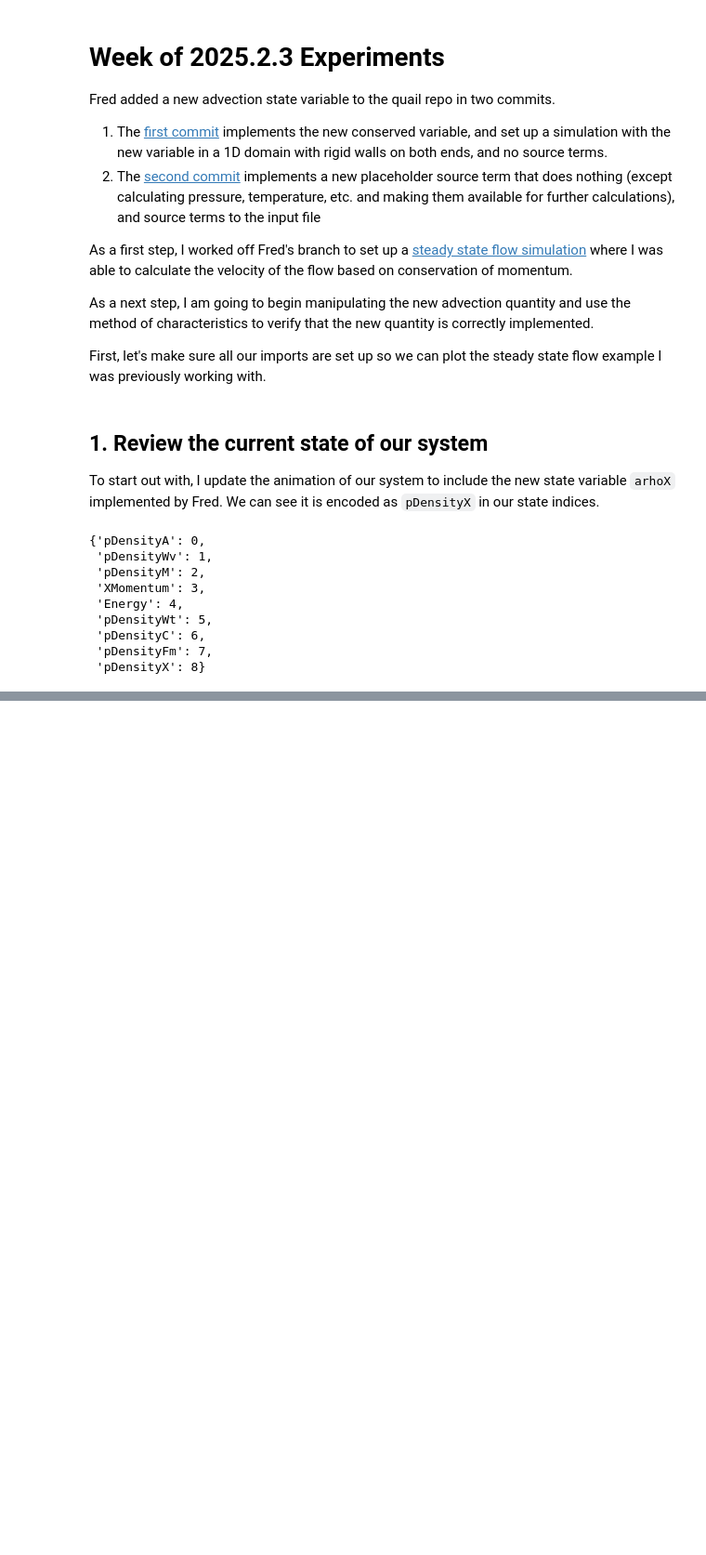
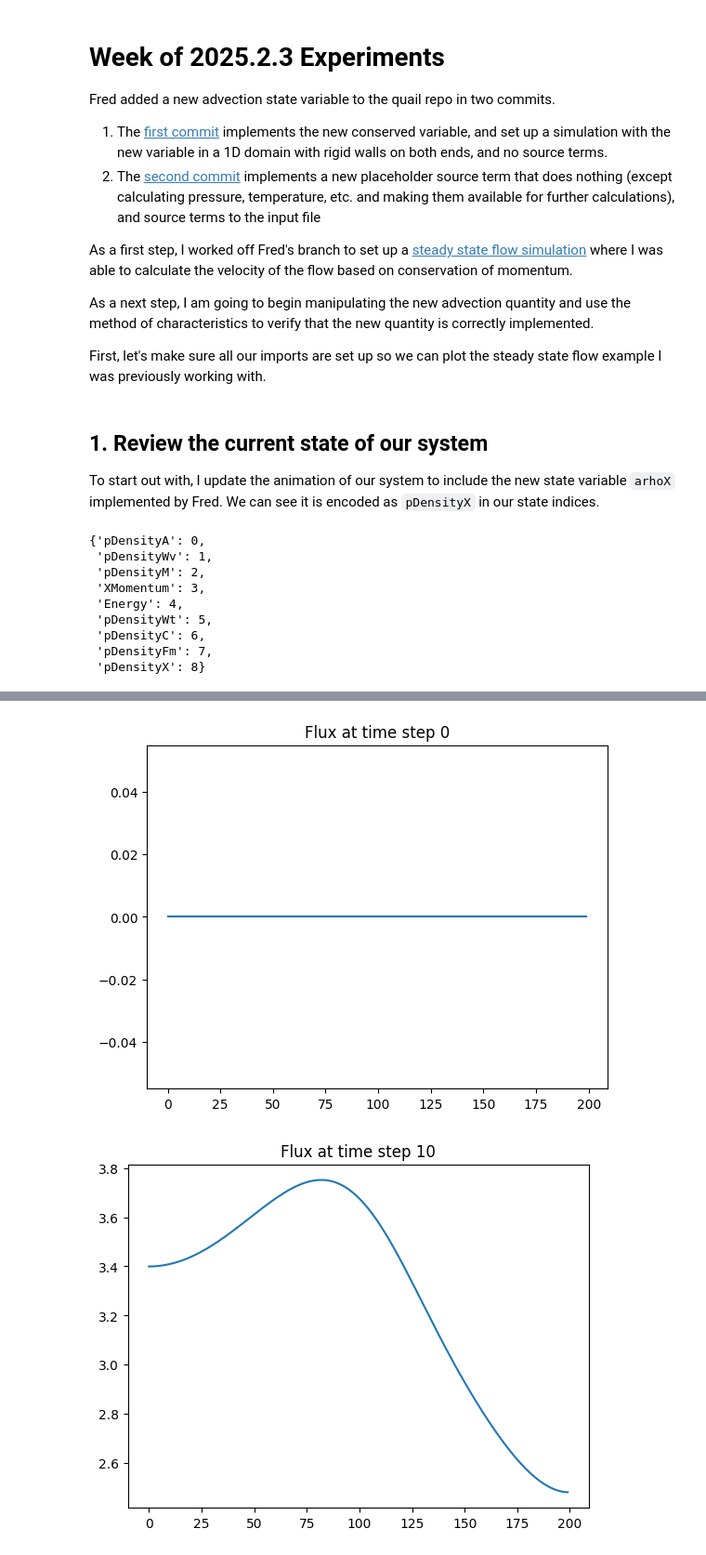
Before and after one commit to fredriclam/quail_volcano, a Jupyter notebook: scenarios/simple_1D_test/2025.2.3.experiments.ipynb, the cells around one changed output, grey strips where cells are left out. Shown at 93% size. Drawn from its saved outputs; the diff is of its cells as text; code cells hidden in the pictures; blank space fills up the shorter version.

```diff
--- a/scenarios/simple_1D_test/2025.2.3.experiments.ipynb
+++ b/scenarios/simple_1D_test/2025.2.3.experiments.ipynb
@@ -139,0 +154,12 @@ plt.title("New state variable (pDensityX) over time and space")
+# %%
+for i in range(10):
+    solver = readwritedatafiles.read_data_file(f"{folder}/{file_prefix}_{10*i}.pkl")
+
+    F, _, = physics.get_conv_flux_interior(solver.state_coeffs)
+
+    plt.plot(np.arange(200), F[:,0,8,0])
+    plt.title(f"Flux at time step {10*i}")
+    plt.show()
+# %% [output]
+[figure, added]
+[figure, added]
```
Also changed, not shown: parts of 4 cells of this notebook, 2 other files.
